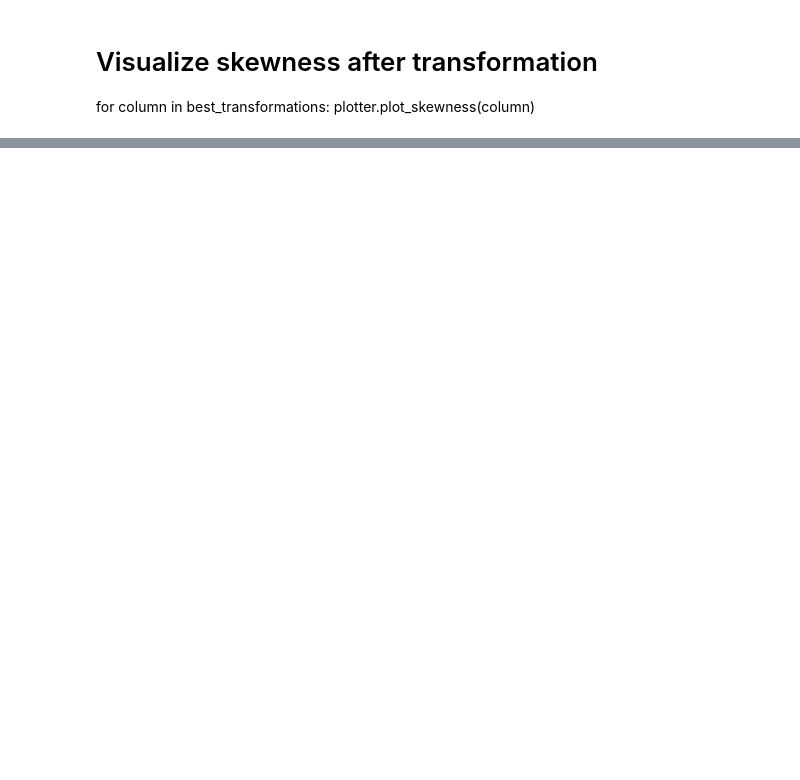
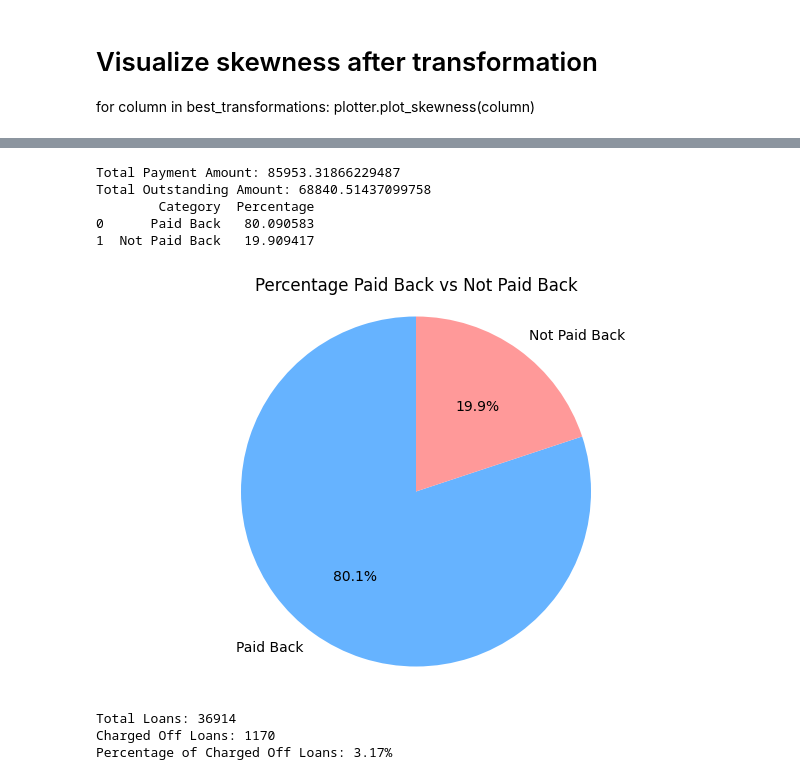
Before and after one commit to zivla20/exploratory-data-analysis---customer-loans-in-finance236, a Jupyter notebook: data_analysis.ipynb, the cells around one changed output, grey strips where cells are left out. Drawn from its saved outputs; the diff is of its cells as text; code cells hidden in the pictures; blank space fills up the shorter version.

Commit message:
Re-uploading initial data analysis, with saved Jupyter notebook

```diff
--- a/data_analysis.ipynb
+++ b/data_analysis.ipynb
@@ -188,0 +316,56 @@ plt.show()
+# %%
+# Calculate total recovery amount
+total_payment_amount = df['total_payment'].sum()
+
+# Calculate total funded amount by investors
+total_outstanding_amount = df['out_prncp'].sum() + df['out_prncp_inv'].sum()
+
+print(f"Total Payment Amount: {total_payment_amount}")
+print(f"Total Outstanding Amount: {total_outstanding_amount}")
+
+# Calculate percentage paid back and not paid back
+percentage_paid_back = ( total_outstanding_amount/total_payment_amount)*100
+percentage_not_paid_back = 100 - percentage_paid_back
+
+# Create a DataFrame
+data = {
+    'Category': ['Paid Back', 'Not Paid Back'],
+    'Percentage': [percentage_paid_back, percentage_not_paid_back]
+}
+df_pie = pd.DataFrame(data)
+
+# Display the DataFrame (optional)
+print(df_pie)
+# %% [output]
+Total Payment Amount: 85953.31866229487
+Total Outstanding Amount: 68840.51437099758
+        Category  Percentage
+0      Paid Back   80.090583
+1  Not Paid Back   19.909417
+# %%
+plt.figure(figsize=(8, 5))
+df_pie.set_index('Category')['Percentage'].plot(kind='pie', autopct='%1.1f%%', startangle=90,
+                                                colors=['#66b3ff', '#ff9999'])
+plt.title('Percentage Paid Back vs Not Paid Back')
+plt.axis('equal')  # Equal aspect ratio ensures that pie is drawn as a circle.
+plt.ylabel('')  # Remove the default 'Percentage' label on the y-axis
+plt.show()
+# %% [output]
+[figure, added]
+# %%
+# Total number of loans
+total_loans = len(df)
+
+# Number of Charged Off Loans
+charged_off_loans = len(df[df['loan_status']=='Charged Off'])
+
+#Calculate percentage of Charged Off Loans
+percentage_charged_off = (charged_off_loans / total_loans)*100
+
+print(f"Total Loans: {total_loans}")
+print(f"Charged Off Loans: {charged_off_loans}")
+print(f"Percentage of Charged Off Loans: {percentage_charged_off:.2f}%")
+# %% [output]
+Total Loans: 36914
+Charged Off Loans: 1170
+Percentage of Charged Off Loans: 3.17%
```
Also changed, not shown: parts of 23 cells of this notebook.
